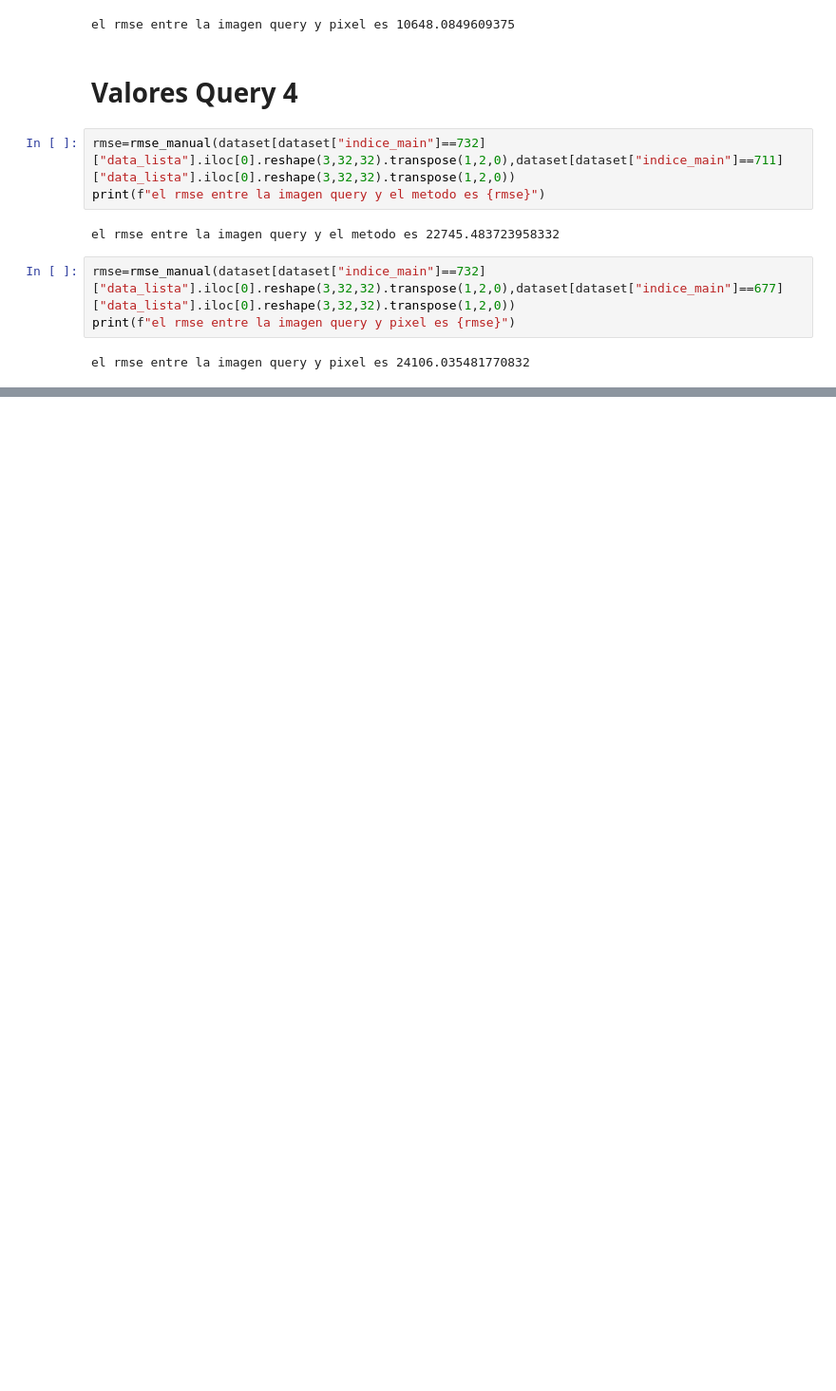
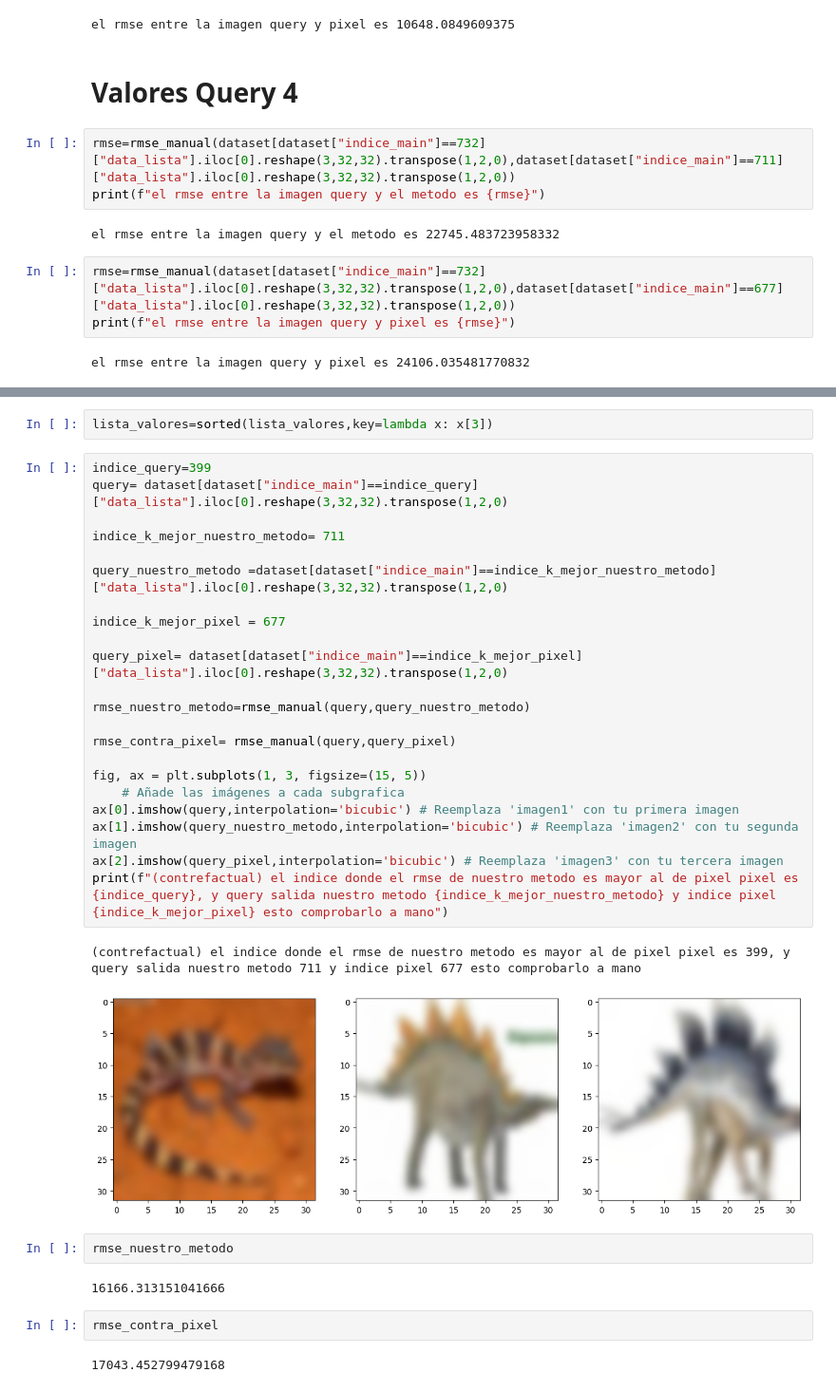
Before and after one commit to angelldavidd/Trabajo, a Jupyter notebook: Notebook/3.0 procesing-metricas_RMSE.ipynb, the cells around one changed output, grey strips where cells are left out. Shown at 95% size. Drawn from its saved outputs; the diff is of its cells as text; blank space fills up the shorter version.

```diff
--- a/Notebook/3.0 procesing-metricas_RMSE.ipynb
+++ b/Notebook/3.0 procesing-metricas_RMSE.ipynb
@@ -1446,0 +1575,35 @@ el rmse entre la imagen query y pixel es 24106.035481770832
+# %%
+lista_valores=sorted(lista_valores,key=lambda x: x[3])
+# %%
+indice_query=399
+query= dataset[dataset["indice_main"]==indice_query]["data_lista"].iloc[0].reshape(3,32,32).transpose(1,2,0)
+
+indice_k_mejor_nuestro_metodo= 711
+
+query_nuestro_metodo =dataset[dataset["indice_main"]==indice_k_mejor_nuestro_metodo]["data_lista"].iloc[0].reshape(3,32,32).transpose(1,2,0)
+
+indice_k_mejor_pixel = 677
+
+query_pixel= dataset[dataset["indice_main"]==indice_k_mejor_pixel]["data_lista"].iloc[0].reshape(3,32,32).transpose(1,2,0)
+
+rmse_nuestro_metodo=rmse_manual(query,query_nuestro_metodo)
+
+rmse_contra_pixel= rmse_manual(query,query_pixel)
+
+fig, ax = plt.subplots(1, 3, figsize=(15, 5))
+    # Añade las imágenes a cada subgrafica
+ax[0].imshow(query,interpolation='bicubic') # Reemplaza 'imagen1' con tu primera imagen
+ax[1].imshow(query_nuestro_metodo,interpolation='bicubic') # Reemplaza 'imagen2' con tu segunda imagen
+ax[2].imshow(query_pixel,interpolation='bicubic') # Reemplaza 'imagen3' con tu tercera imagen
+print(f"(contrefactual) el indice donde el rmse de nuestro metodo es mayor al de pixel pixel es {indice_query}, y query salida nuestro metodo {indice_k_mejor_nuestro_metodo} y indice pixel {indice_k_mejor_pixel} esto comprobarlo a mano")
+# %% [output]
+(contrefactual) el indice donde el rmse de nuestro metodo es mayor al de pixel pixel es 399, y query salida nuestro metodo 711 y indice pixel 677 esto comprobarlo a mano
+[figure, added]
+# %%
+rmse_nuestro_metodo
+# %% [output]
+16166.313151041666
+# %%
+rmse_contra_pixel
+# %% [output]
+17043.452799479168
```
Also changed, not shown: parts of 12 cells of this notebook.
